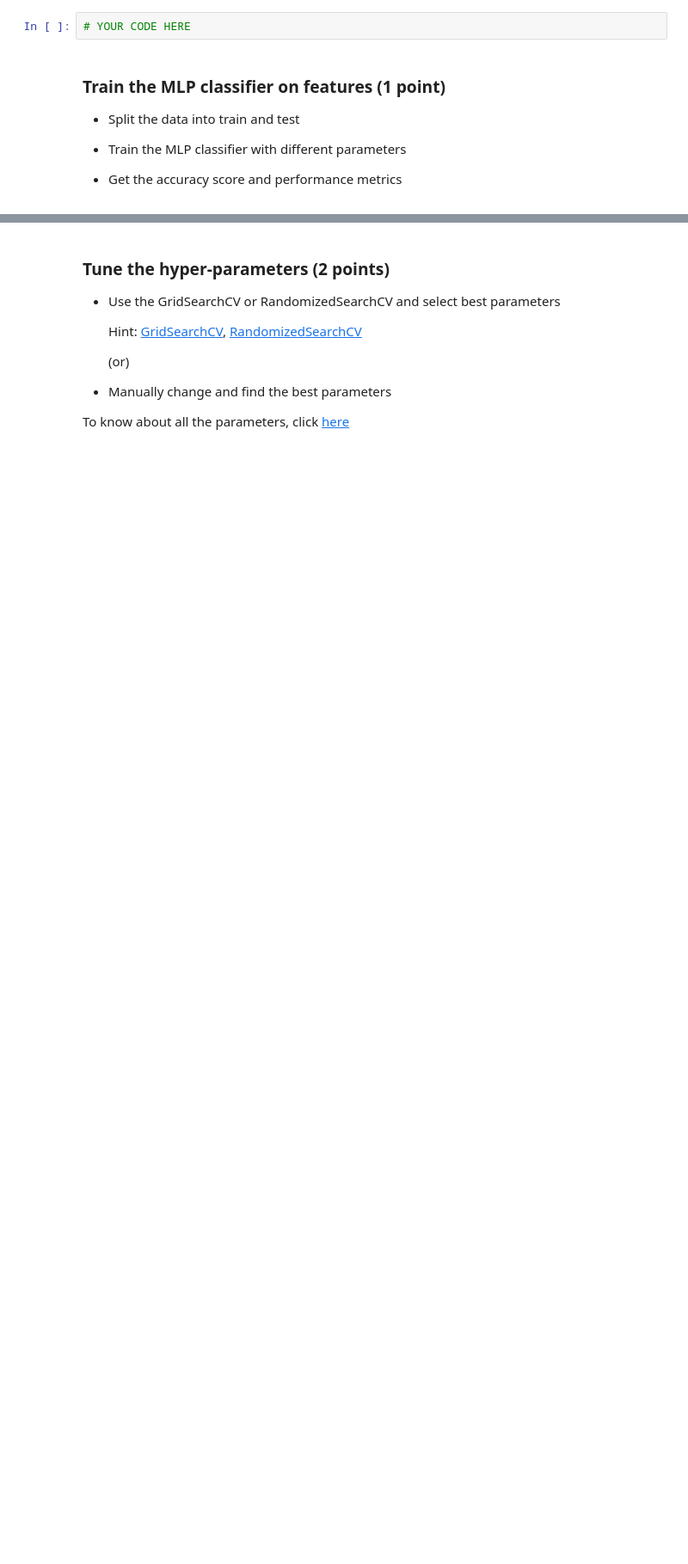
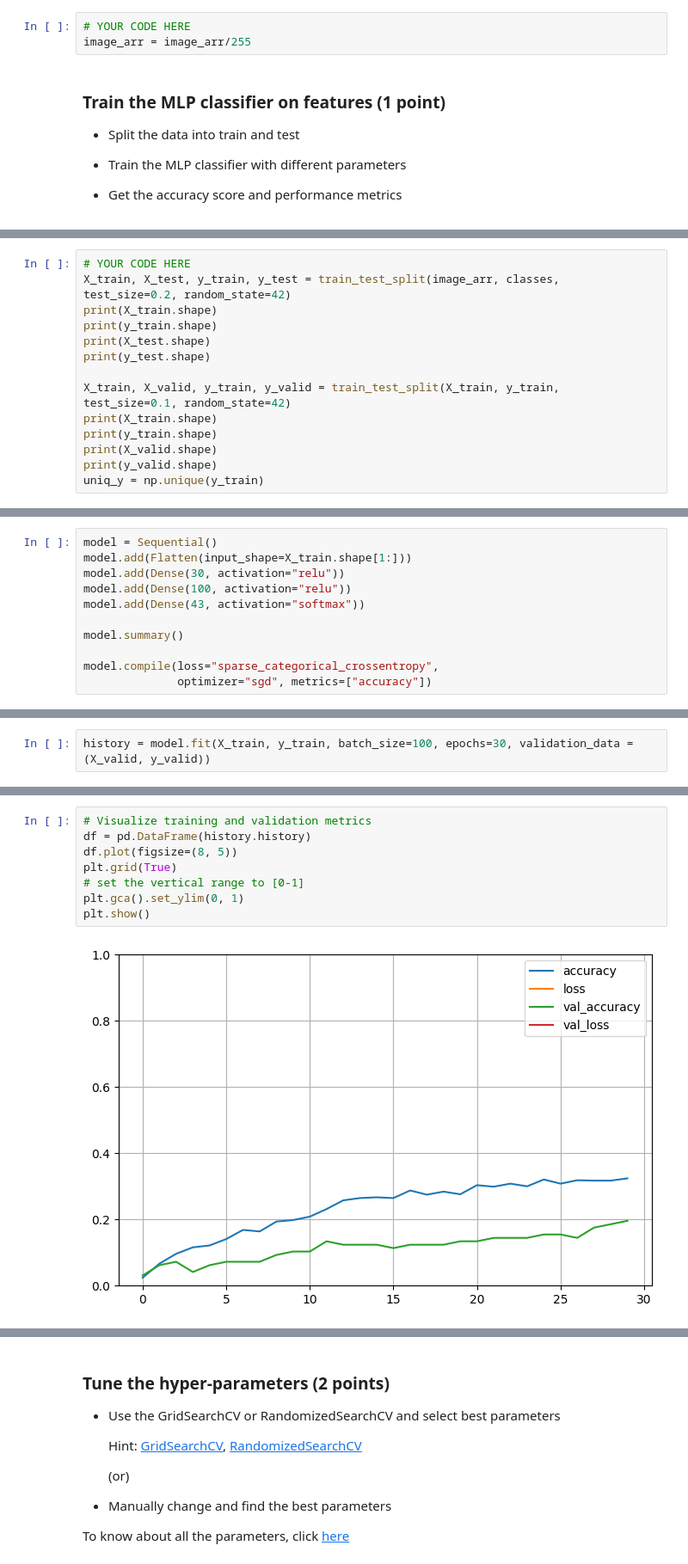
Before and after one commit to lchoudhu-tibco/machine-learning-pub, a Jupyter notebook: M3_NB_MiniProject_1_Image_Classification_MLP.ipynb, the cells around one changed output, grey strips where cells are left out. Shown: that part at 86% size. Saved outputs shown, nothing was run; the diff lists cells and outputs as text; blank space fills up the shorter version.

```diff
--- a/M3_NB_MiniProject_1_Image_Classification_MLP.ipynb
+++ b/M3_NB_MiniProject_1_Image_Classification_MLP.ipynb
@@ -101,6 +163,7 @@ Neural networks process inputs using small weight values, and inputs with large
 Hint: sklearn.preprocessing.normalize
 # %%
 # YOUR CODE HERE
+image_arr = image_arr/255
 # %% [markdown]
 ### Train the MLP classifier on features (1 point)
 
@@ -113,0 +175,14 @@ Hint: sklearn.preprocessing.normalize
+# %%
+# YOUR CODE HERE
+X_train, X_test, y_train, y_test = train_test_split(image_arr, classes, test_size=0.2, random_state=42)
+print(X_train.shape)
+print(y_train.shape)
+print(X_test.shape)
+print(y_test.shape)
+
+X_train, X_valid, y_train, y_valid = train_test_split(X_train, y_train, test_size=0.1, random_state=42)
+print(X_train.shape)
+print(y_train.shape)
+print(X_valid.shape)
+print(y_valid.shape)
+uniq_y = np.unique(y_train)
@@ -113,0 +198,11 @@ Hint: sklearn.preprocessing.normalize
+# %%
+model = Sequential()
+model.add(Flatten(input_shape=X_train.shape[1:]))
+model.add(Dense(30, activation="relu"))
+model.add(Dense(100, activation="relu"))
+model.add(Dense(43, activation="softmax"))
+
+model.summary()
+
+model.compile(loss="sparse_categorical_crossentropy",
+              optimizer="sgd", metrics=["accuracy"])
@@ -113,0 +225,2 @@ Hint: sklearn.preprocessing.normalize
+# %%
+history = model.fit(X_train, y_train, batch_size=100, epochs=30, validation_data = (X_valid, y_valid))
@@ -113,0 +245,10 @@ Hint: sklearn.preprocessing.normalize
+# %%
+# Visualize training and validation metrics
+df = pd.DataFrame(history.history)
+df.plot(figsize=(8, 5))
+plt.grid(True)
+# set the vertical range to [0-1]
+plt.gca().set_ylim(0, 1)
+plt.show()
+# %% [output]
+[figure, added]
```
Also changed, not shown: parts of 19 cells of this notebook.
